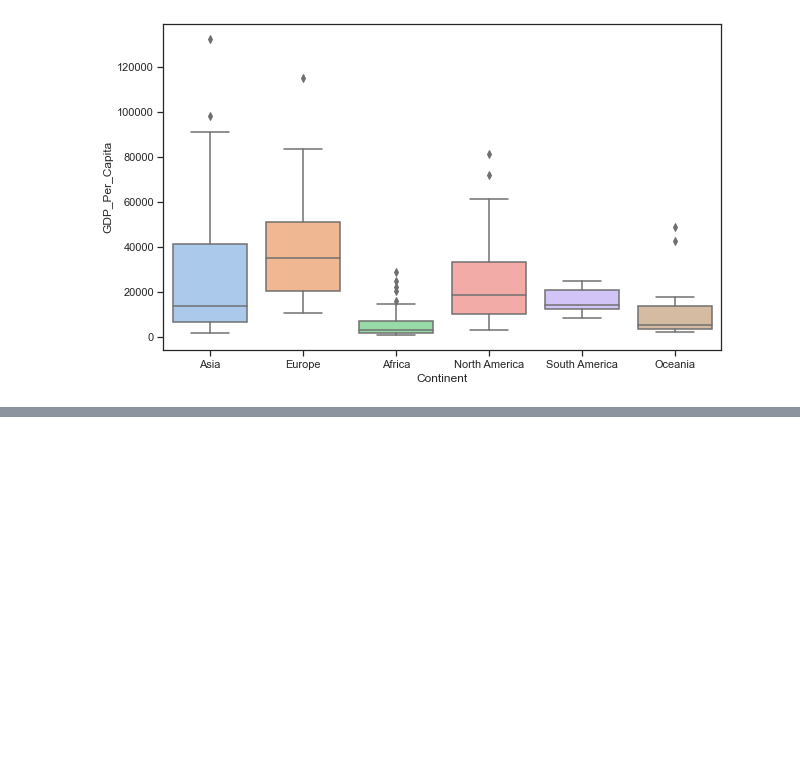
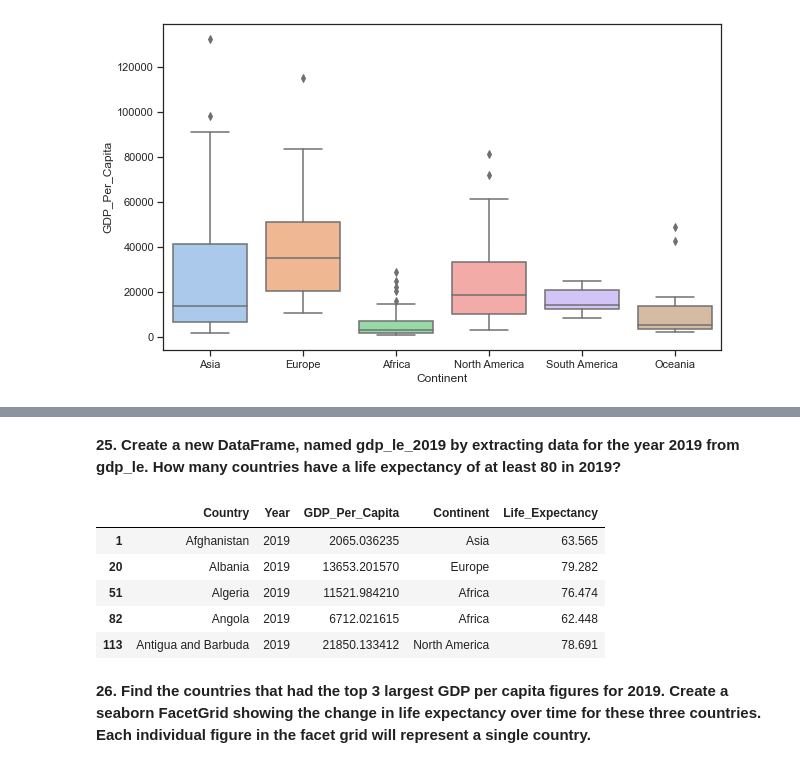
Before and after one commit to nss-data-science-cohort-7/un-exploration-sourish33, a Jupyter notebook: notebooks/UN_Data_Exploration.ipynb, the cells around one changed output, grey strips where cells are left out. Saved outputs shown, nothing was run; the diff lists cells and outputs as text; code cells hidden in the pictures; blank space fills up the shorter version.

```diff
--- a/notebooks/UN_Data_Exploration.ipynb
+++ b/notebooks/UN_Data_Exploration.ipynb
@@ -335,0 +396,4 @@ sns.boxplot(x="Continent", y="GDP_Per_Capita", data=gdp_2018, ax=ax)
+# %%
+# Make the dtypes match
+life_expectancy['Country'] = life_expectancy['Country'].astype('string')
+life_expectancy['Year'] = life_expectancy['Year'].astype('int64')
@@ -335,0 +414,18 @@ sns.boxplot(x="Continent", y="GDP_Per_Capita", data=gdp_2018, ax=ax)
+# %%
+gdp_le = pd.merge(gdp_df, life_expectancy, on=["Country", "Year"], how="inner")
+# %%
+gdp_le = gdp_le.dropna()
+# %% [markdown]
+**25. Create a new DataFrame, named gdp_le_2019 by extracting data for the year 2019 from gdp_le. How many countries have a life expectancy of at least 80 in 2019?**
+# %%
+gdp_le_2019 = gdp_le[gdp_le["Year"]==2019]
+gdp_le_2019.head()
+# %% [output]
+|  | Country | Year | GDP_Per_Capita | Continent | Life_Expectancy |
+| 1 | Afghanistan | 2019 | 2065.036235 | Asia | 63.565 |
+| 20 | Albania | 2019 | 13653.201570 | Europe | 79.282 |
+| 51 | Algeria | 2019 | 11521.984210 | Africa | 76.474 |
+| 82 | Angola | 2019 | 6712.021615 | Africa | 62.448 |
+| 113 | Antigua and Barbuda | 2019 | 21850.133412 | North America | 78.691 |
+# %% [markdown]
+**26. Find the countries that had the top 3 largest GDP per capita figures for 2019. Create a seaborn FacetGrid showing the change in life expectancy over time for these three countries. Each individual figure in the facet grid will represent a single country.**
```
Also changed, not shown: parts of 14 cells of this notebook, 1 other file.
